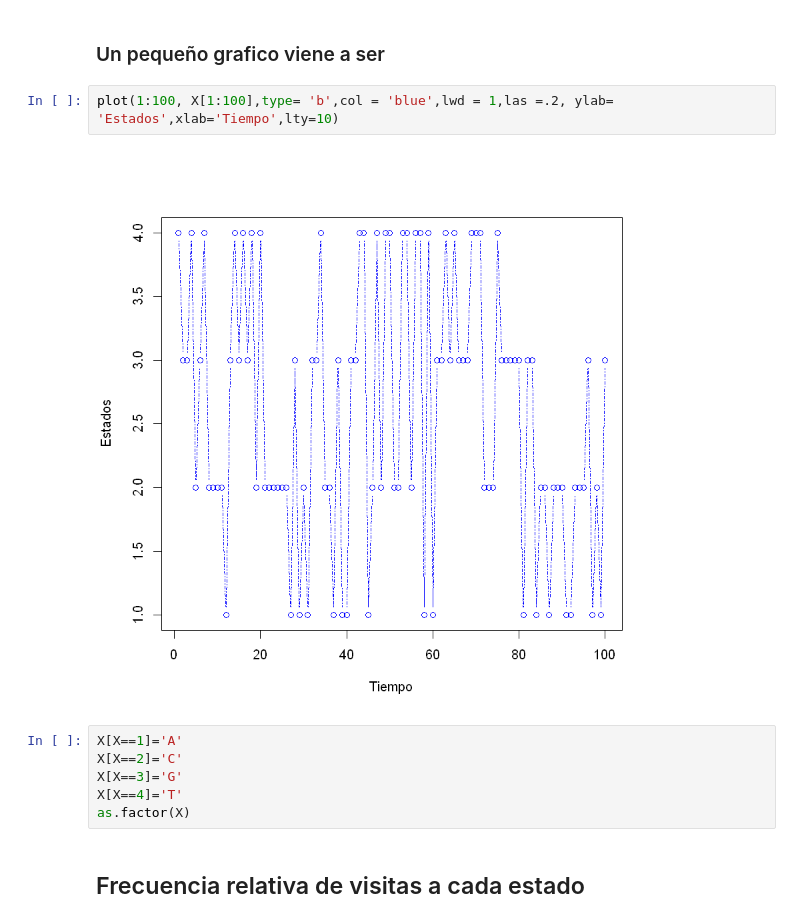
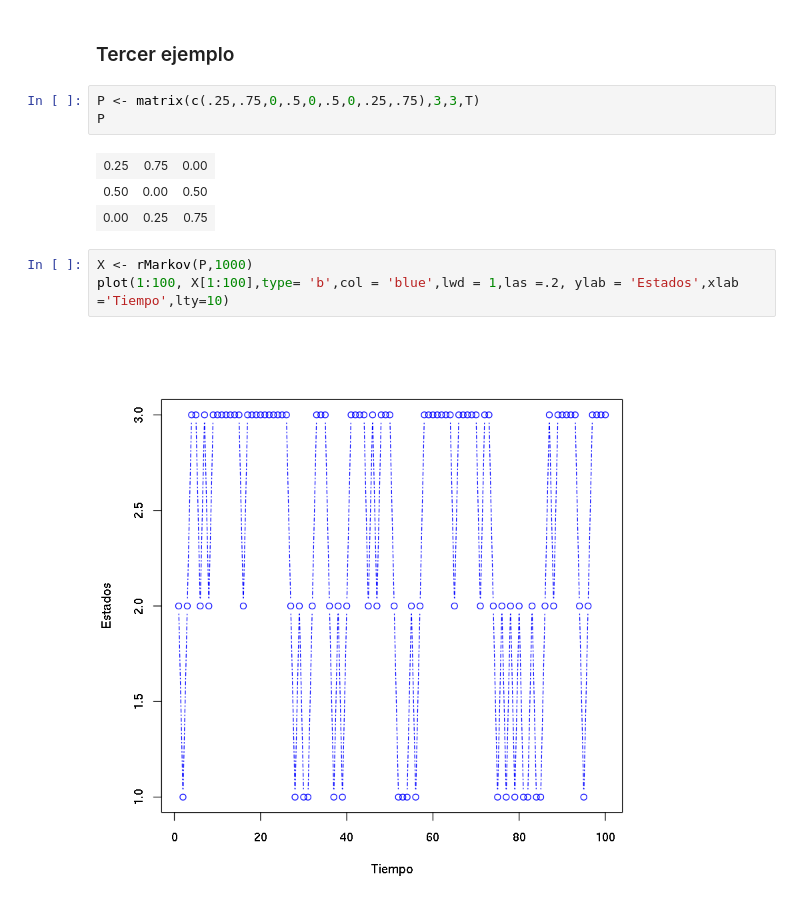
Before and after one commit to CynthiaCalixtro/Proyecto-de-Laboratorio-R, a Jupyter notebook: PROYECTO CADENAS DE MARKOV/Función en R para simular una cadena de Markov.ipynb, the cells around one changed output. Drawn from its saved outputs; the diff is of its cells as text.

Commit message:
Actualizando simulacion de Markov

```diff
--- a/PROYECTO CADENAS DE MARKOV/Función en R para simular una cadena de Markov.ipynb
+++ b/PROYECTO CADENAS DE MARKOV/Función en R para simular una cadena de Markov.ipynb
@@ -45,14 +76,14 @@ X[1:100]
-# %% [markdown]
-### Un pequeño grafico viene a ser
+# %% [markdown]
+### Tercer ejemplo
+# %%
+P <- matrix(c(.25,.75,0,.5,0,.5,0,.25,.75),3,3,T)
+P
+# %% [output]
+| 0.25 | 0.75 | 0.00 |
+| 0.50 | 0.00 | 0.50 |
+| 0.00 | 0.25 | 0.75 |
 # %%
-plot(1:100, X[1:100],type= 'b',col = 'blue',lwd = 1,las =.2, ylab= 'Estados',xlab='Tiempo',lty=10)
+X <- rMarkov(P,1000)
+plot(1:100, X[1:100],type= 'b',col = 'blue',lwd = 1,las =.2, ylab = 'Estados',xlab ='Tiempo',lty=10)
 # %% [output]
-[figure, old version]
+[figure, new version]
-# %%
-X[X==1]='A'
-X[X==2]='C'
-X[X==3]='G'
-X[X==4]='T'
-as.factor(X)
-# %% [markdown]
-## Frecuencia relativa de visitas a cada estado
```
Also changed, not shown: parts of 16 cells of this notebook.
